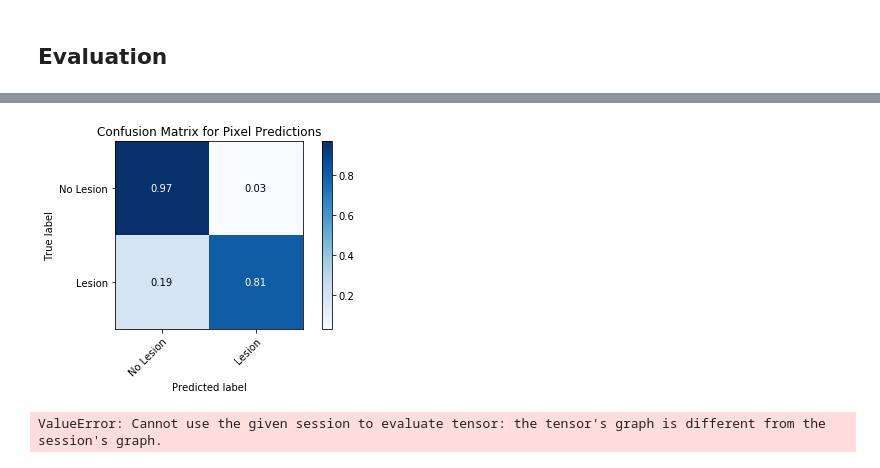
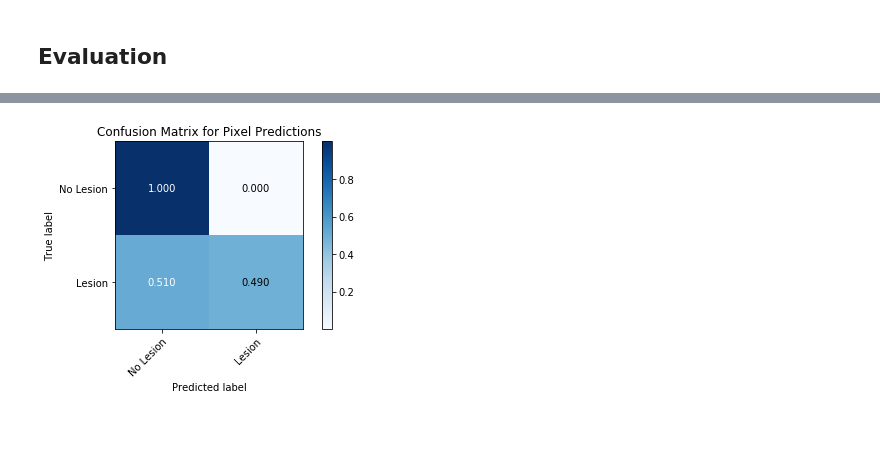
Before and after one commit to sidijju/MSSegmentation, a Jupyter notebook: MSseg.ipynb, the cells around one changed output, grey strips where cells are left out. Saved outputs shown, nothing was run; the diff lists cells and outputs as text; code cells hidden in the pictures; blank space fills up the shorter version.

```diff
--- a/MSseg.ipynb
+++ b/MSseg.ipynb
@@ -642,8 +632,4 @@ cm(thresh = 0.01)
-# %%
-cm(thresh = 0.0001)
-# %% [output]
-[figure, removed]
-# %%
-cm(thresh = 0.0000000000000001)
-# %% [output]
-ValueError: Cannot use the given session to evaluate tensor: the tensor's graph is different from the session's graph.
+# %%
+cm()
+# %% [output]
+[figure, added]
```
Also changed, not shown: parts of 22 cells of this notebook, 7 other files.
